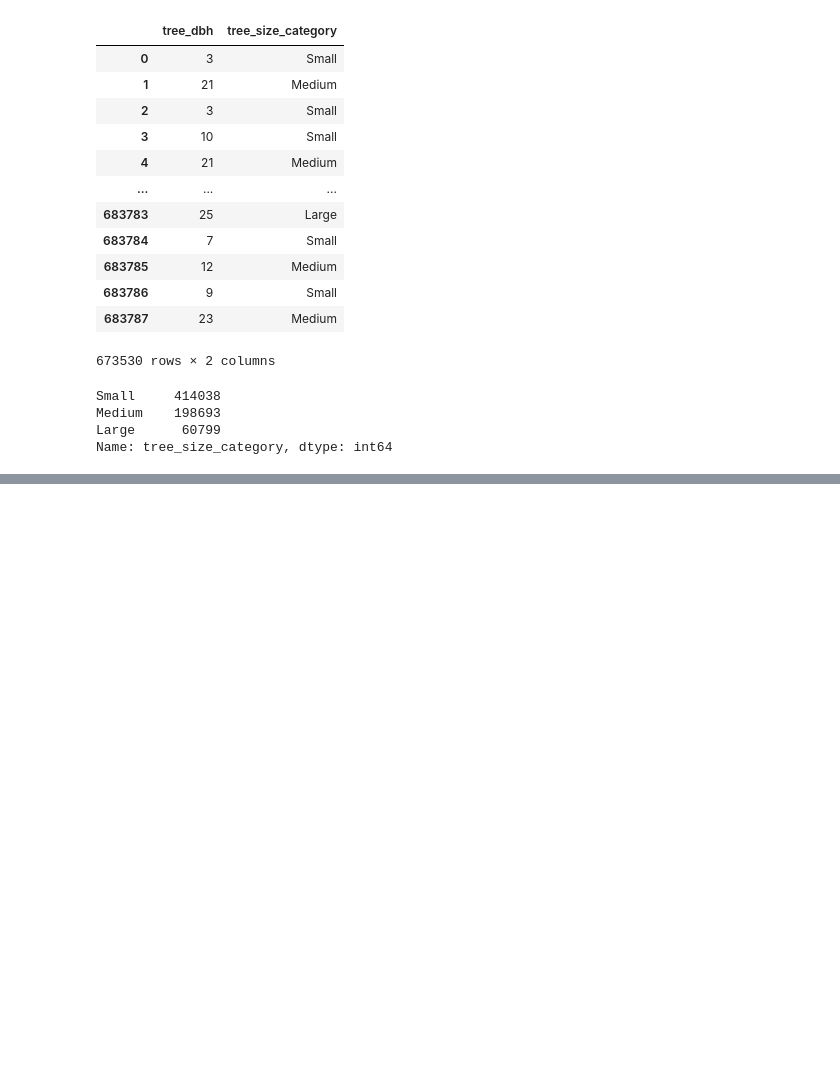
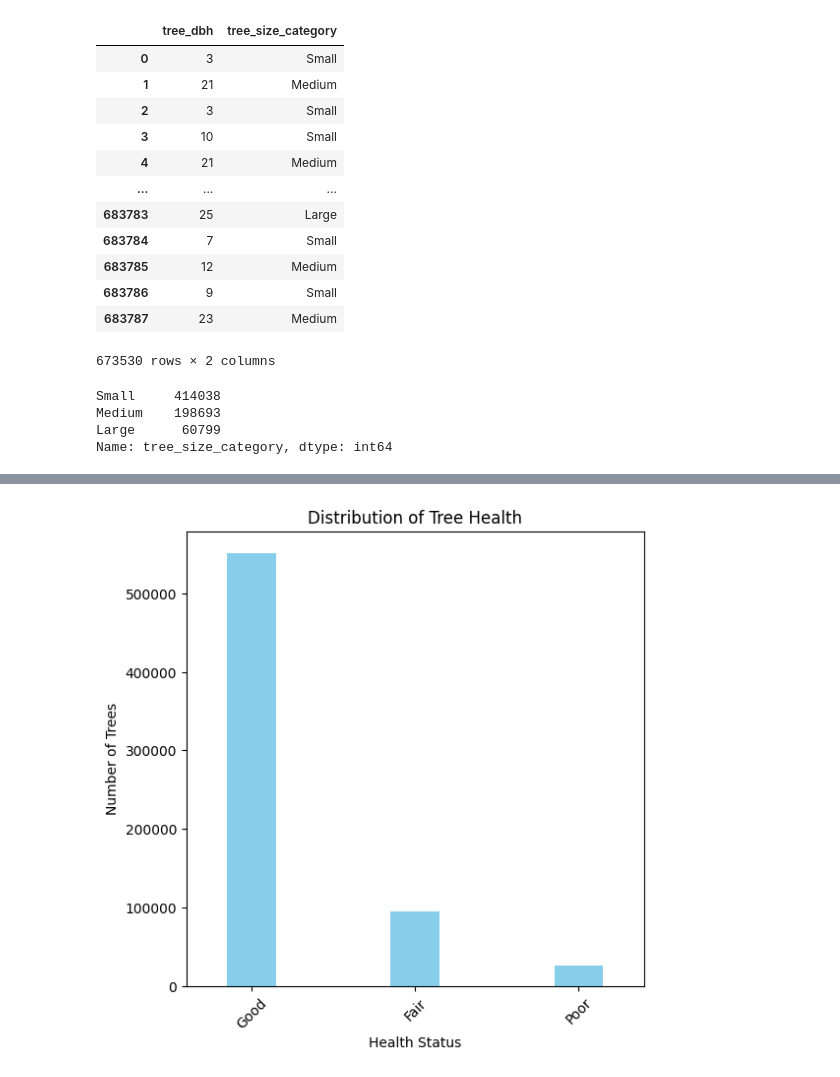
Before and after one commit to asha8r/2015-Street-Tree-Census, a Jupyter notebook: 2015_Street_Tree_Census.ipynb, the cells around one changed output, grey strips where cells are left out. Saved outputs shown, nothing was run; the diff lists cells and outputs as text; code cells hidden in the pictures; blank space fills up the shorter version.

Commit message:
Performed Descriptive Analysis, Geographical Analysis, and Temporal Analysis. And their Visualization.

```diff
--- a/2015_Street_Tree_Census.ipynb
+++ b/2015_Street_Tree_Census.ipynb
@@ -338,3 +338,33 @@ street_tree_no_outliers.head()
 | 2 | 204026 | 09/05/2015 | 3 | OnCurb | Alive | Good | Gleditsia triacanthos var. inermis | honeylocust | 1or2 | None | ... |
 | 3 | 204337 | 09/05/2015 | 10 | OnCurb | Alive | Good | Gleditsia triacanthos var. inermis | honeylocust | None | None | ... |
 | 4 | 189565 | 08/30/2015 | 21 | OnCurb | Alive | Good | Tilia americana | American linden | None | None | ... |
+# %%
+import matplotlib.pyplot as plt
+
+summary_stats = street_tree_no_outliers.describe()
+
+health_distribution = street_tree_no_outliers['health'].value_counts()
+
+common_species = street_tree_no_outliers['spc_common'].value_counts().head(10)
+
+borough_distribution = street_tree_no_outliers['borough'].value_counts()
+
+print(street_tree_no_outliers['created_at'].dtype)
+
+street_tree_no_outliers['created_at'] = pd.to_datetime(street_tree_no_outliers['created_at'])
+
+street_tree_no_outliers['year'] = street_tree_no_outliers['created_at'].dt.year
+
+print(street_tree_no_outliers['year'].dtype)
+
+yearly_distribution = street_tree_no_outliers['year'].value_counts()
+# %%
+plt.figure(figsize=(6, 6))
+health_distribution.plot(kind='bar', color='skyblue', width=0.3)
+plt.title('Distribution of Tree Health')
+plt.xlabel('Health Status')
+plt.ylabel('Number of Trees')
+plt.xticks(rotation=45)
+plt.show()
+# %% [output]
+[figure, added]
```
Also changed, not shown: parts of 5 cells of this notebook.
